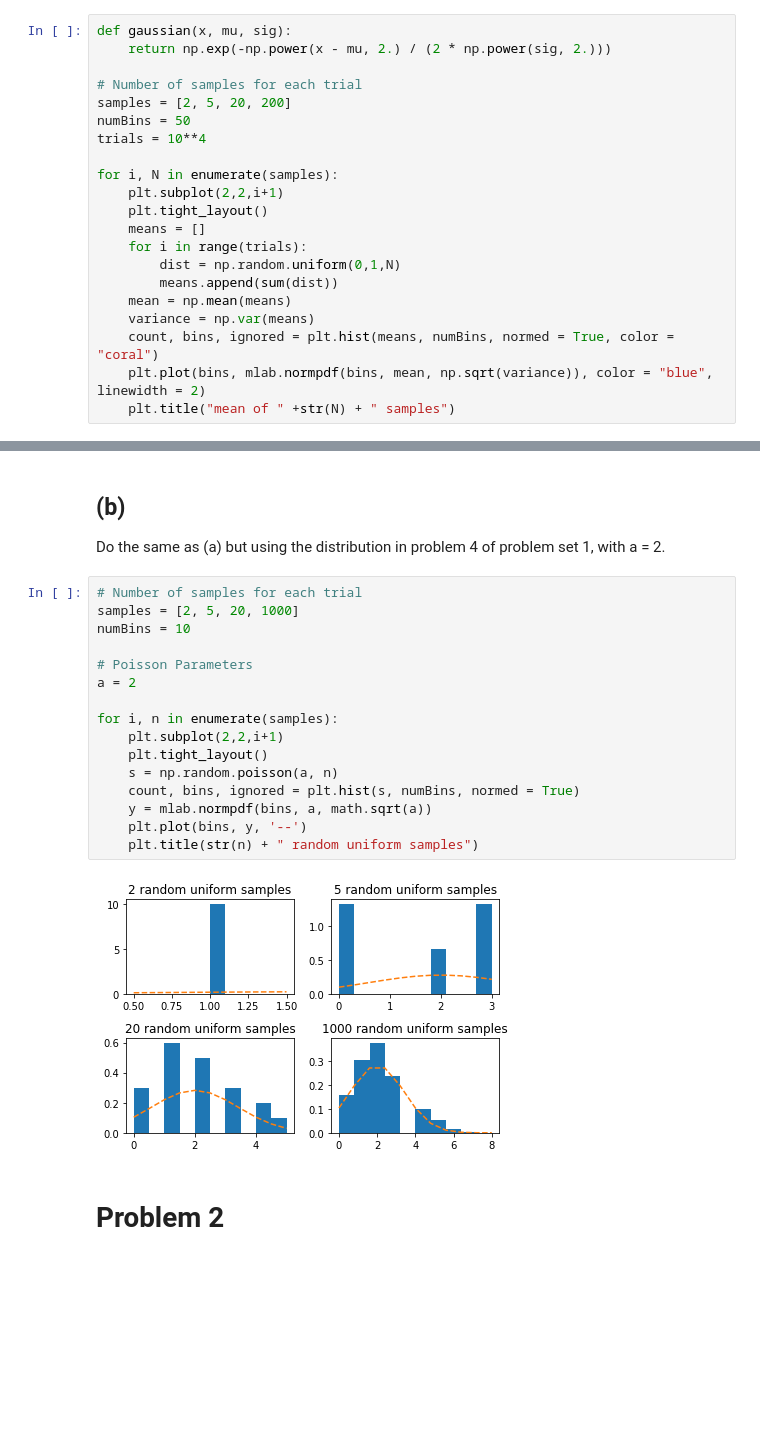
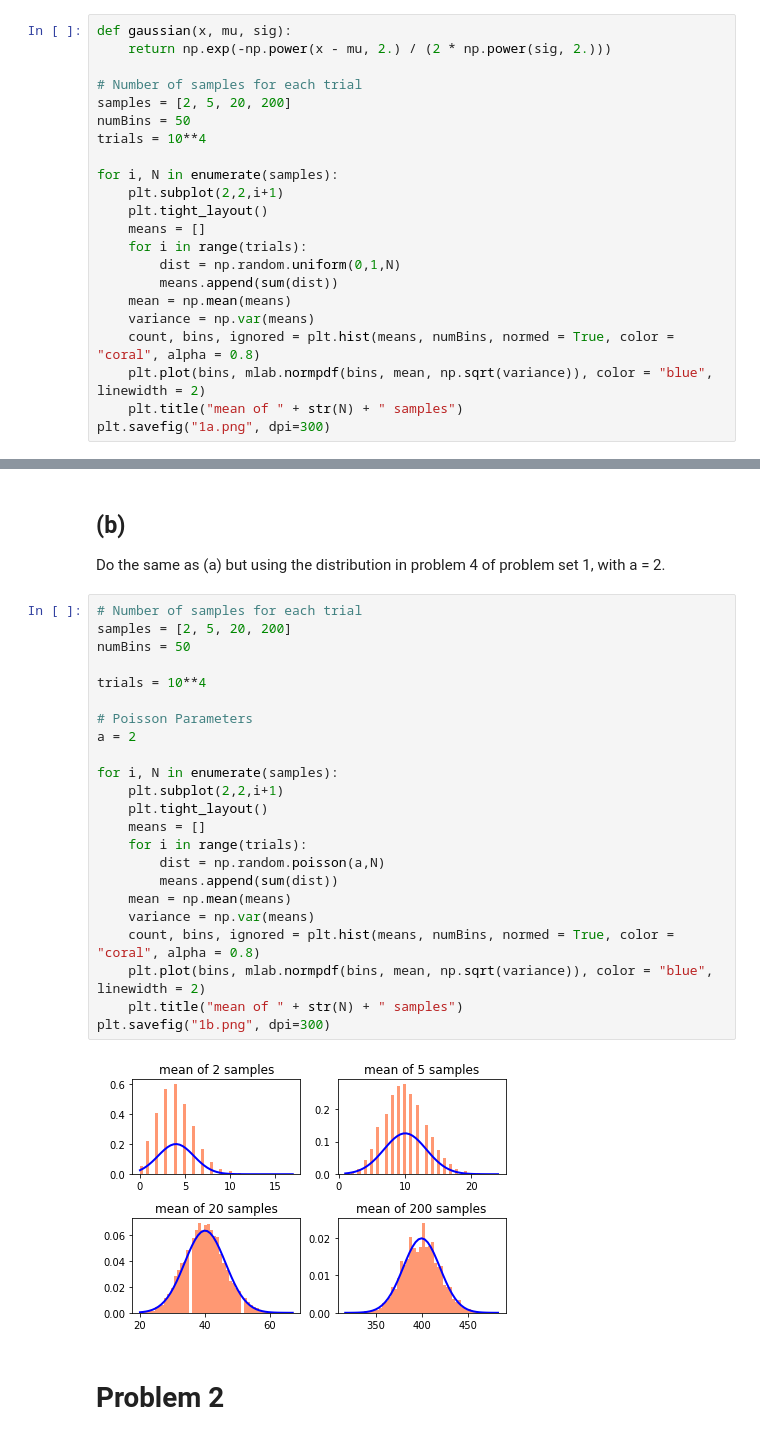
Before and after one commit to jopetty/ASTR-356, a Jupyter notebook: Assignment 2/PHYS_356_notebook.ipynb, the cells around one changed output, grey strips where cells are left out. Saved outputs shown, nothing was run; the diff lists cells and outputs as text; blank space fills up the shorter version.

Commit message:
Add plots

```diff
--- a/Assignment 2/PHYS_356_notebook.ipynb
+++ b/Assignment 2/PHYS_356_notebook.ipynb
@@ -26,7 +26,8 @@ for i, N in enumerate(samples):
         means.append(sum(dist))
     mean = np.mean(means)
     variance = np.var(means)
-    count, bins, ignored = plt.hist(means, numBins, normed = True, color = "coral")
+    count, bins, ignored = plt.hist(means, numBins, normed = True, color = "coral", alpha = 0.8)
     plt.plot(bins, mlab.normpdf(bins, mean, np.sqrt(variance)), color = "blue", linewidth = 2)
-    plt.title("mean of " +str(N) + " samples")
+    plt.title("mean of " + str(N) + " samples")
+plt.savefig("1a.png", dpi=300)
 # %% [output]
@@ -36,22 +37,29 @@ for i, N in enumerate(samples):
 Do the same as (a) but using the distribution in problem 4 of problem set 1, with a = 2.
 # %%
 # Number of samples for each trial
-samples = [2, 5, 20, 1000]
-numBins = 10
+samples = [2, 5, 20, 200]
+numBins = 50
+
+trials = 10**4
 
 # Poisson Parameters
 a = 2
 
-for i, n in enumerate(samples):
+for i, N in enumerate(samples):
     plt.subplot(2,2,i+1)
     plt.tight_layout()
-    s = np.random.poisson(a, n)
-    count, bins, ignored = plt.hist(s, numBins, normed = True)
-    y = mlab.normpdf(bins, a, math.sqrt(a))
-    plt.plot(bins, y, '--')
-    plt.title(str(n) + " random uniform samples")
+    means = []
+    for i in range(trials):
+        dist = np.random.poisson(a,N)
+        means.append(sum(dist))
+    mean = np.mean(means)
+    variance = np.var(means)
+    count, bins, ignored = plt.hist(means, numBins, normed = True, color = "coral", alpha = 0.8)
+    plt.plot(bins, mlab.normpdf(bins, mean, np.sqrt(variance)), color = "blue", linewidth = 2)
+    plt.title("mean of " + str(N) + " samples")
+plt.savefig("1b.png", dpi=300)
 # %% [output]
-[figure, old version]
+[figure, new version]
 # %% [markdown]
 # Problem 2
 # %%
```
Also changed, not shown: parts of 3 cells of this notebook, 6 other files.
